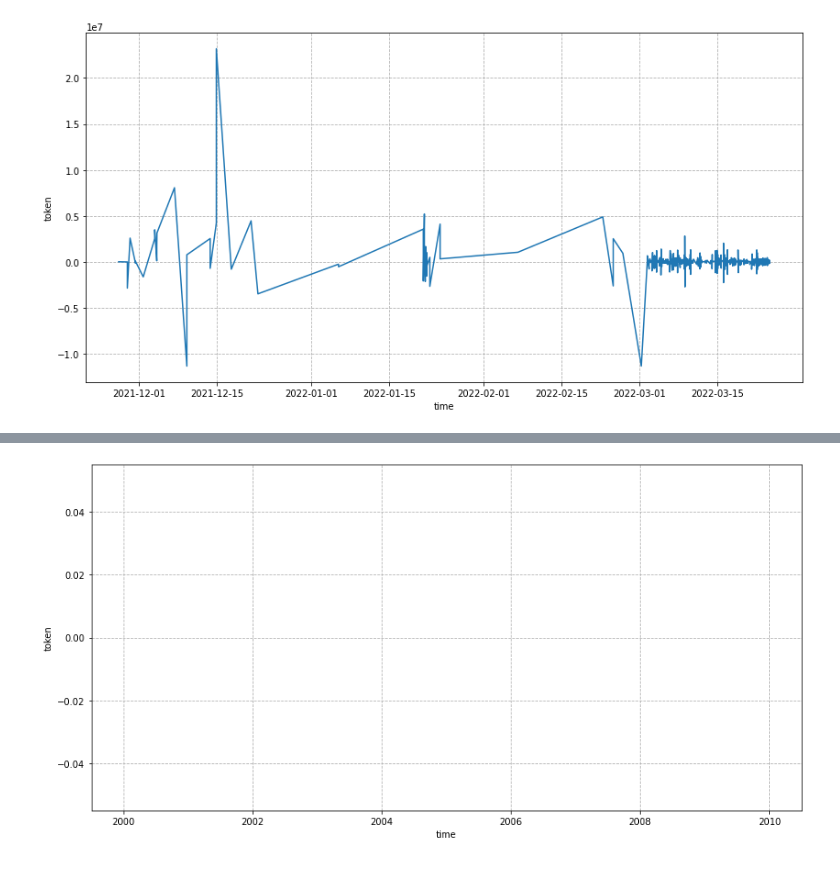
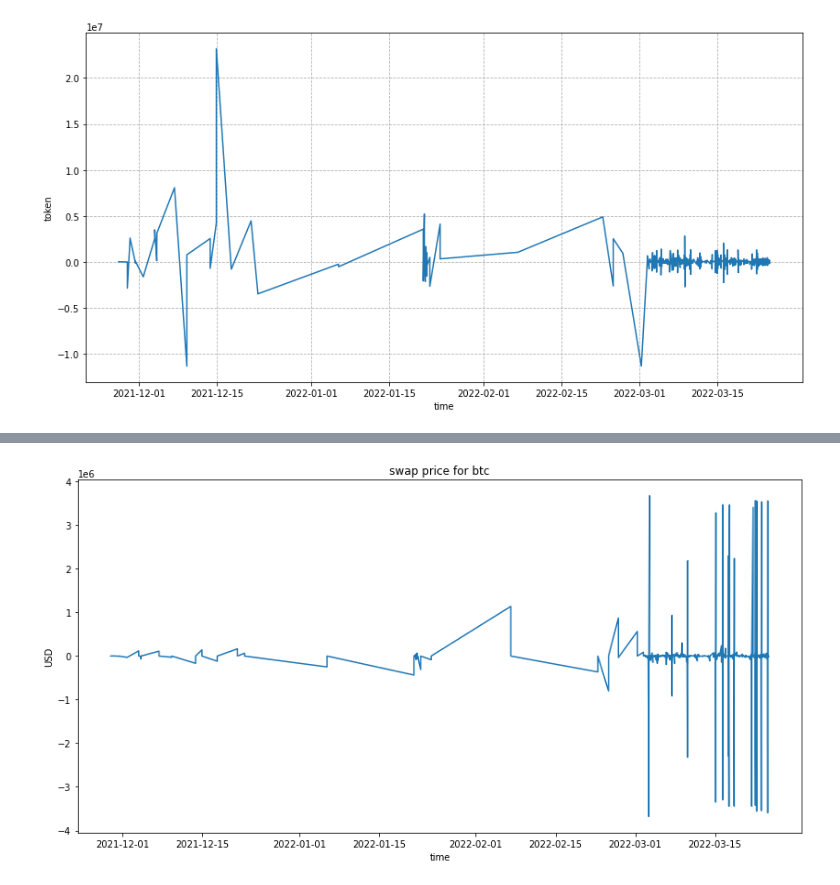
Before and after one commit to IX-Swap/data-science, a Jupyter notebook: perpetual_v2/master_trader_analysis.ipynb, the cells around one changed output, grey strips where cells are left out. Cells and saved outputs as stored; diff of their text form; code cells hidden in the pictures.

Commit message:
improvement of the impermanent loss, max dropdown, trader overview, trader money balance, application of the buying power

```diff
--- a/perpetual_v2/master_trader_analysis.ipynb
+++ b/perpetual_v2/master_trader_analysis.ipynb
@@ -465,0 +489,6 @@ Series([], Name: swapped_price, dtype: float64)
+# %%
+btc_price = btc_price.set_index("time")
+btc_price = btc_price.resample("1T").mean()
+btc_price.loc[(btc_price["swapped_price"] <= 100), "swapped_price"] = np.NaN
+btc_price = btc_price.fillna(method='ffill')
+btc_price
@@ -465,0 +520,6 @@ Series([], Name: swapped_price, dtype: float64)
+# %%
+from datetime import datetime
+
+maker_pool_liquidity["time"] = [datetime(time.year, time.month, time.day,
+                                                 time.hour, time.minute) for time in maker_pool_liquidity["time"]]
+maker_pool_liquidity
@@ -466,6 +540,8 @@ Series([], Name: swapped_price, dtype: float64)
+# %%
+maker_pool_liquidity = maker_pool_liquidity.merge(btc_price, on="time", how='inner')
 # %%
-maker_pool_liquidity["swap_price"] = master_trader_df[master_trader_df["block_number"].isin(maker_pool_liquidity["block_number"].dropna())]["swapped_price"]
-maker_pool_liquidity["prev_swap_price"] = maker_pool_liquidity["swap_price"].shift(1)
-maker_pool_liquidity["impermanent_swap_loss"] = ((maker_pool_liquidity["prev_swap_price"] -
-                                                maker_pool_liquidity["swap_price"]) *
-                                                maker_pool_liquidity["prev_base_balance"])
+maker_pool_liquidity["prev_swapped_price"] = maker_pool_liquidity["swapped_price"].shift(1)
+maker_pool_liquidity["swapped_impermanent_loss"] = ((maker_pool_liquidity["prev_swapped_price"] -
+                                             maker_pool_liquidity["swapped_price"]) *
+                                            maker_pool_liquidity["prev_base_balance"])
+maker_pool_liquidity
@@ -472,10 +562,10 @@ maker_pool_liquidity["impermanent_swap_loss"] = ((maker_pool_liquidity["prev_swa
 # %%
 fig, ax = plt.subplots(figsize=(14, 7))
 ax.plot(maker_pool_liquidity["time"],
-        maker_pool_liquidity["impermanent_swap_loss"])
+        maker_pool_liquidity["swapped_impermanent_loss"])
 ax.set_xlabel("time")
-ax.set_ylabel("token")
-ax.grid(True, linestyle='--')
+ax.set_ylabel("USD")
+ax.set_title("swap price for btc")
 plt.show()
 # %% [output]
-[figure, old version]
+[figure, new version]
```
Also changed, not shown: parts of 14 cells of this notebook, 4 other files.
